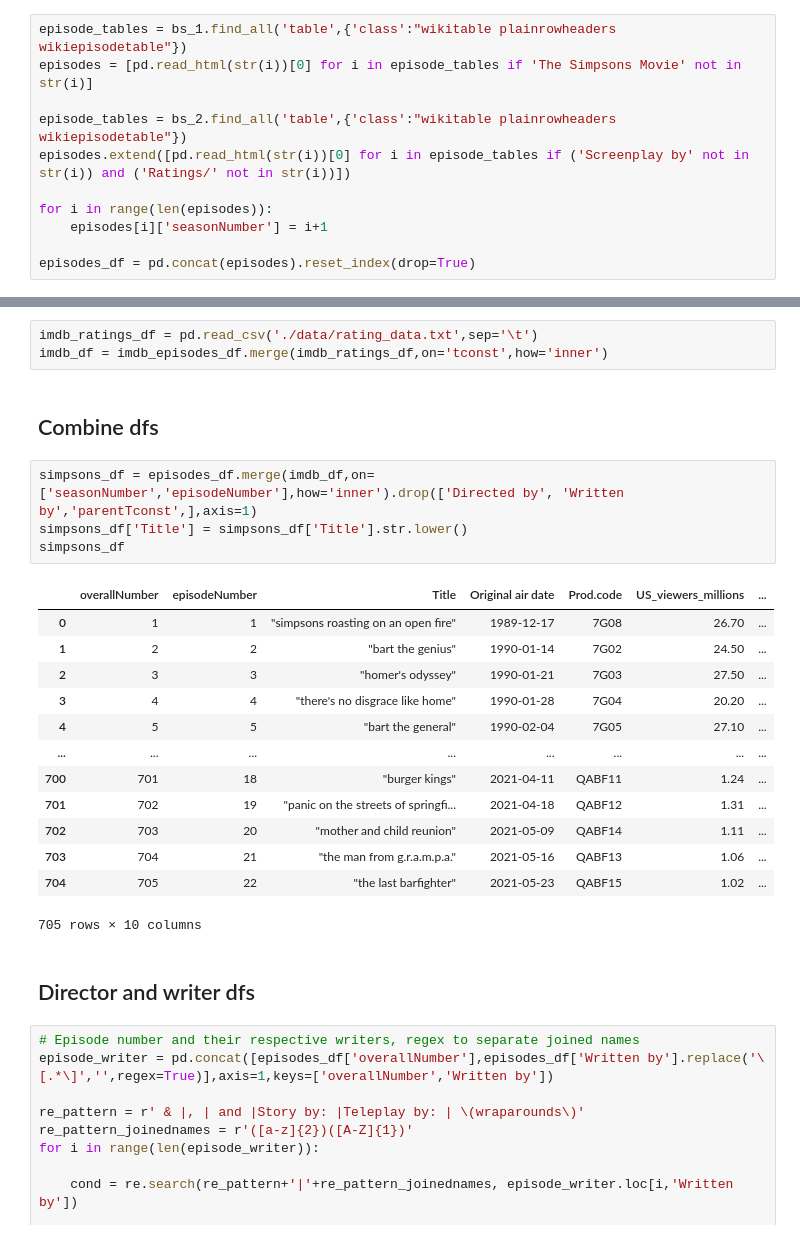
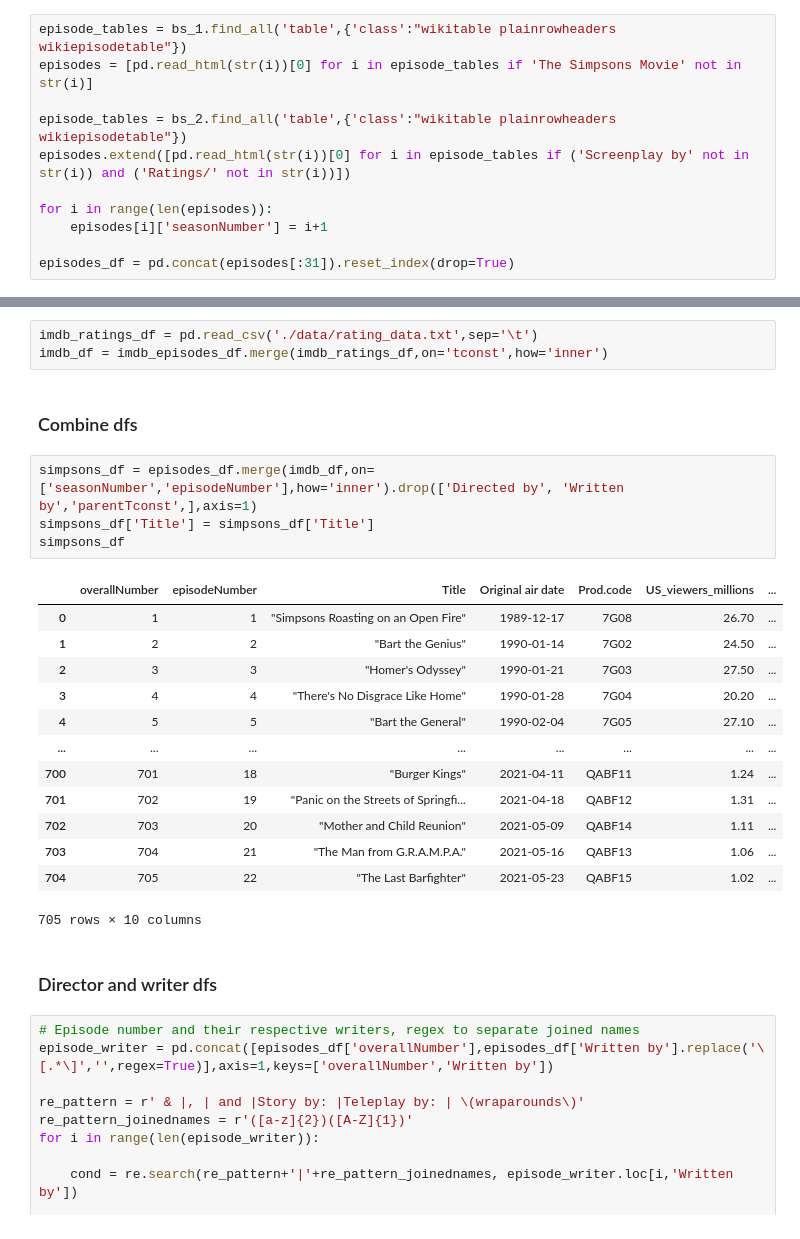
Before and after one commit to juan-td/web-scraping-misc, a Jupyter notebook: simpsons_web_scraping.ipynb, the cells around one changed output, grey strips where cells are left out. Cells and saved outputs as stored; diff of their text form.

```diff
--- a/simpsons_web_scraping.ipynb
+++ b/simpsons_web_scraping.ipynb
@@ -29,5 +38,5 @@ episodes.extend([pd.read_html(str(i))[0] for i in episode_tables if ('Screenplay
 for i in range(len(episodes)):
     episodes[i]['seasonNumber'] = i+1
 
-episodes_df = pd.concat(episodes).reset_index(drop=True)
+episodes_df = pd.concat(episodes[:31]).reset_index(drop=True)
 # %%
@@ -77,27 +78,27 @@ imdb_episodes_df = imdb_episodes_df.sort_values(['seasonNumber','episodeNumber']
 imdb_ratings_df = pd.read_csv('./data/rating_data.txt',sep='\t')
 imdb_df = imdb_episodes_df.merge(imdb_ratings_df,on='tconst',how='inner')
 # %% [markdown]
-## Combine dfs
+### Combine dfs
 # %%
 simpsons_df = episodes_df.merge(imdb_df,on=['seasonNumber','episodeNumber'],how='inner').drop(['Directed by', 'Written by','parentTconst',],axis=1)
-simpsons_df['Title'] = simpsons_df['Title'].str.lower()
+simpsons_df['Title'] = simpsons_df['Title']
 simpsons_df
 # %% [output]
 |  | overallNumber | episodeNumber | Title | Original air date | Prod.code | US_viewers_millions | ... |
-| 0 | 1 | 1 | "simpsons roasting on an open fire" | 1989-12-17 | 7G08 | 26.70 | ... |
-| 1 | 2 | 2 | "bart the genius" | 1990-01-14 | 7G02 | 24.50 | ... |
-| 2 | 3 | 3 | "homer's odyssey" | 1990-01-21 | 7G03 | 27.50 | ... |
-| 3 | 4 | 4 | "there's no disgrace like home" | 1990-01-28 | 7G04 | 20.20 | ... |
-| 4 | 5 | 5 | "bart the general" | 1990-02-04 | 7G05 | 27.10 | ... |
+| 0 | 1 | 1 | "Simpsons Roasting on an Open Fire" | 1989-12-17 | 7G08 | 26.70 | ... |
+| 1 | 2 | 2 | "Bart the Genius" | 1990-01-14 | 7G02 | 24.50 | ... |
+| 2 | 3 | 3 | "Homer's Odyssey" | 1990-01-21 | 7G03 | 27.50 | ... |
+| 3 | 4 | 4 | "There's No Disgrace Like Home" | 1990-01-28 | 7G04 | 20.20 | ... |
+| 4 | 5 | 5 | "Bart the General" | 1990-02-04 | 7G05 | 27.10 | ... |
 | ... | ... | ... | ... | ... | ... | ... | ... |
-| 700 | 701 | 18 | "burger kings" | 2021-04-11 | QABF11 | 1.24 | ... |
-| 701 | 702 | 19 | "panic on the streets of springfi... | 2021-04-18 | QABF12 | 1.31 | ... |
-| 702 | 703 | 20 | "mother and child reunion" | 2021-05-09 | QABF14 | 1.11 | ... |
-| 703 | 704 | 21 | "the man from g.r.a.m.p.a." | 2021-05-16 | QABF13 | 1.06 | ... |
-| 704 | 705 | 22 | "the last barfighter" | 2021-05-23 | QABF15 | 1.02 | ... |
+| 700 | 701 | 18 | "Burger Kings" | 2021-04-11 | QABF11 | 1.24 | ... |
+| 701 | 702 | 19 | "Panic on the Streets of Springfi... | 2021-04-18 | QABF12 | 1.31 | ... |
+| 702 | 703 | 20 | "Mother and Child Reunion" | 2021-05-09 | QABF14 | 1.11 | ... |
+| 703 | 704 | 21 | "The Man from G.R.A.M.P.A." | 2021-05-16 | QABF13 | 1.06 | ... |
+| 704 | 705 | 22 | "The Last Barfighter" | 2021-05-23 | QABF15 | 1.02 | ... |
 705 rows × 10 columns
 # %% [markdown]
-## Director and writer dfs
+### Director and writer dfs
 # %%
 # Episode number and their respective writers, regex to separate joined names
 episode_writer = pd.concat([episodes_df['overallNumber'],episodes_df['Written by'].replace('\[.*\]','',regex=True)],axis=1,keys=['overallNumber','Written by'])
```
Also changed, not shown: parts of 27 cells of this notebook.
